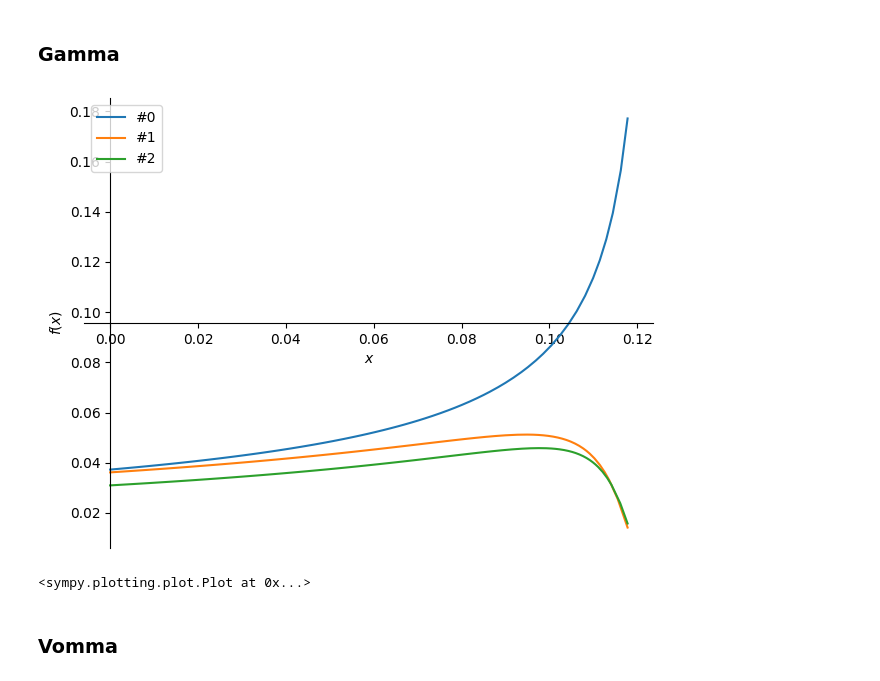
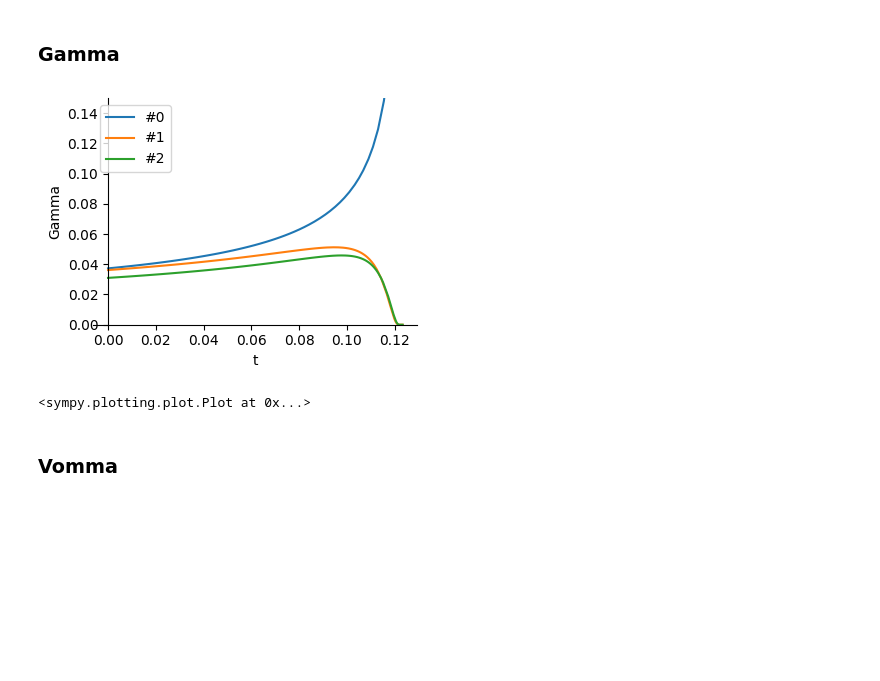
Before and after one commit to gituliar/gituliar.github.io, a Jupyter notebook: src/Black-Scholes.ipynb, the cells around one changed output. Cells and saved outputs as stored; diff of their text form; code cells hidden in the pictures; blank space fills up the shorter version.

Commit message:
Black-Scholes.ipynb : update plot function

```diff
--- a/src/Black-Scholes.ipynb
+++ b/src/Black-Scholes.ipynb
@@ -68,18 +68,27 @@ class BlackScholes():
 
 
 # plot helper
-def plot(*args):
+def plot(*args, xlabel='x', ylabel='F(x)', ylim=None):
     x_range = args[-1]
-    p0 = None
+    plt = None
     for i in range(0, len(args)-1):
         pi = sp.plotting.plot(args[i], x_range, label=f'#{i}', line_color=f'C{i}', legend=True, show=False)
-        if p0 is None:
-            p0 = pi
+        if plt is None:
+            plt = pi
         else:
-            p0.extend(pi)
-    p0.show()
-    return p0
+            plt.extend(pi)
 
+    plt.xlabel = xlabel
+    plt.ylabel = ylabel
+
+    plt.ylim = ylim
+
+    plt.axis_center = (x_range[1], 0)
+
+    plt.size = (4, 3)
+
+    plt.show()
+    return plt
 
 # General-Purpose Symbol:
 x = Symbol('x') # anything
@@ -204,12 +234,17 @@ plot(
 # %%
 plot(
     AMD.gamma(t=x, S=AMD.K),     # 0 -     at-the money
     AMD.gamma(t=x, S=AMD.K-5),   # 1 - $5 out-the-money
     AMD.gamma(t=x, S=AMD.K+5),   # 2 - $5  in-the-money
 
-    (x, 0.0, AMD.T-2/365.))      # x - Days from Today
+    (x, 0.0, AMD.T-0/365.),
+
+    xlabel='t',
+    ylabel='Gamma',
+    ylim=(0, 0.15)
+)
 # %% [output]
-[figure, old version]
+[figure, new version]
 <sympy.plotting.plot.Plot at 0x...>
 # %% [markdown]
 ### Vomma
```
Also changed, not shown: parts of 6 cells of this notebook.
